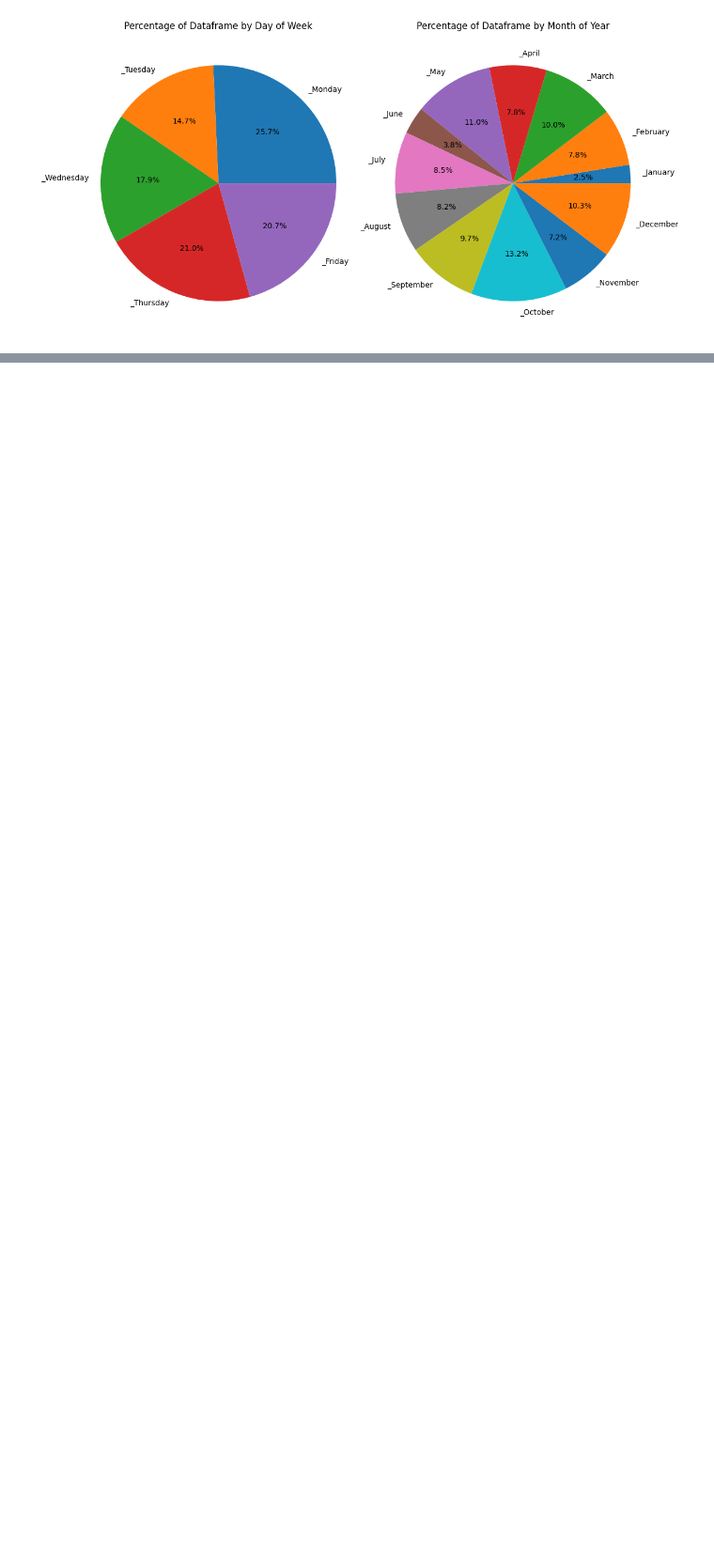
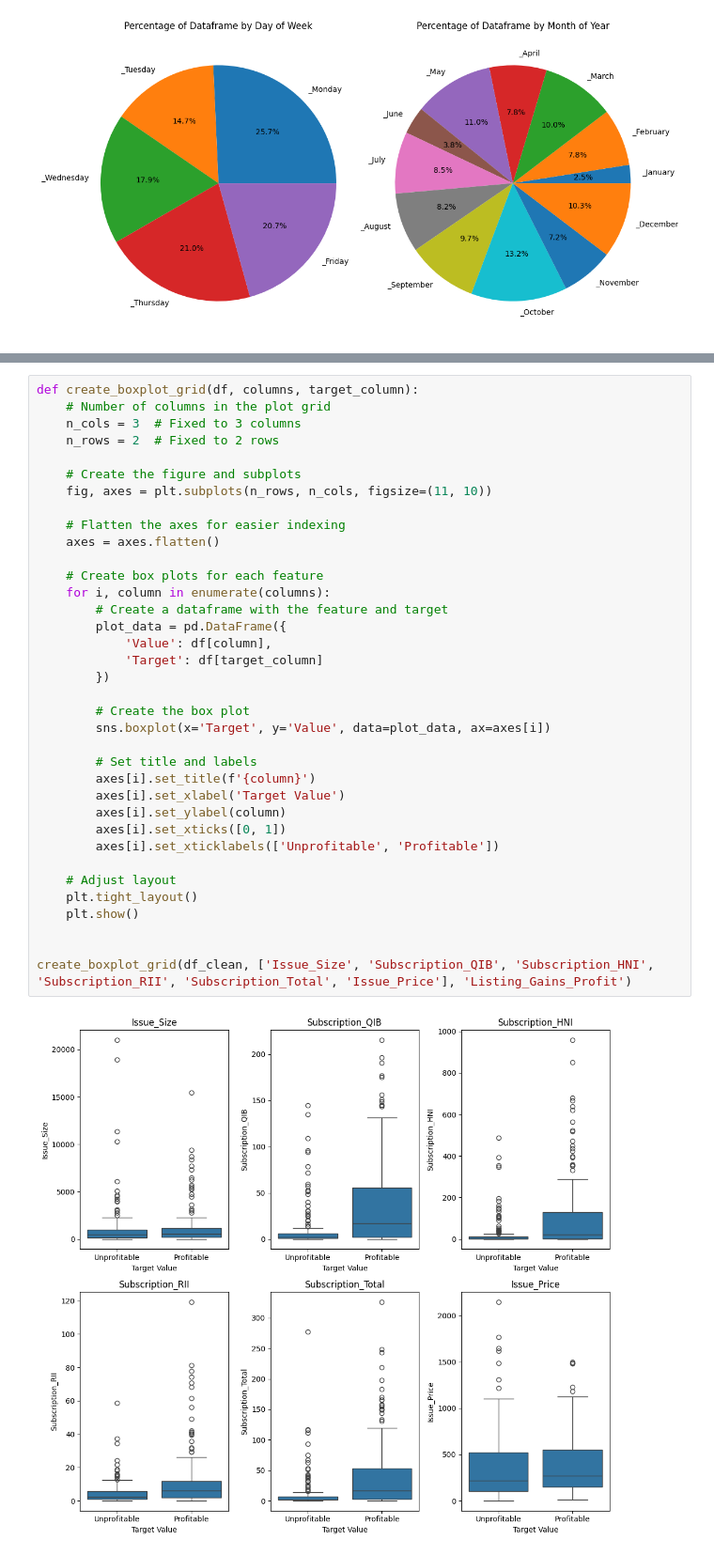
Before and after one commit to GloriannaS/ipo-market-gains, a Jupyter notebook: IPO Market Gains.ipynb, the cells around one changed output, grey strips where cells are left out. Shown at 94% size. Saved outputs shown, nothing was run; the diff lists cells and outputs as text; blank space fills up the shorter version.

```diff
--- a/IPO Market Gains.ipynb
+++ b/IPO Market Gains.ipynb
@@ -357,0 +335,38 @@ plt.show()
+# %%
+def create_boxplot_grid(df, columns, target_column):
+    # Number of columns in the plot grid
+    n_cols = 3  # Fixed to 3 columns
+    n_rows = 2  # Fixed to 2 rows
+
+    # Create the figure and subplots
+    fig, axes = plt.subplots(n_rows, n_cols, figsize=(11, 10))
+
+    # Flatten the axes for easier indexing
+    axes = axes.flatten()
+
+    # Create box plots for each feature
+    for i, column in enumerate(columns):
+        # Create a dataframe with the feature and target
+        plot_data = pd.DataFrame({
+            'Value': df[column],
+            'Target': df[target_column]
+        })
+
+        # Create the box plot
+        sns.boxplot(x='Target', y='Value', data=plot_data, ax=axes[i])
+
+        # Set title and labels
+        axes[i].set_title(f'{column}')
+        axes[i].set_xlabel('Target Value')
+        axes[i].set_ylabel(column)
+        axes[i].set_xticks([0, 1])
+        axes[i].set_xticklabels(['Unprofitable', 'Profitable'])
+
+    # Adjust layout
+    plt.tight_layout()
+    plt.show()
+
+
+create_boxplot_grid(df_clean, ['Issue_Size', 'Subscription_QIB', 'Subscription_HNI', 'Subscription_RII', 'Subscription_Total', 'Issue_Price'], 'Listing_Gains_Profit')
+# %% [output]
+[figure, added]
```
Also changed, not shown: parts of 8 cells of this notebook.
